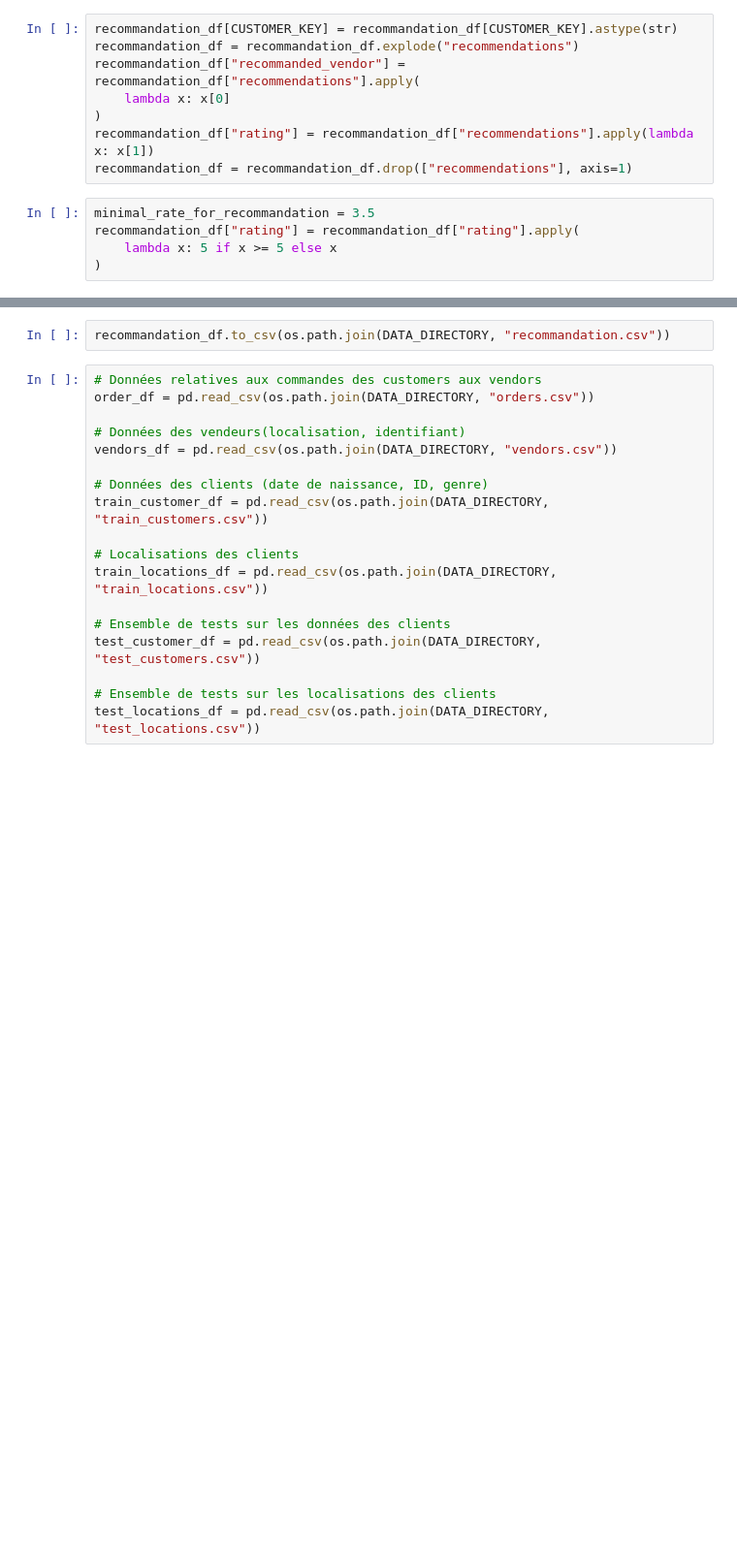
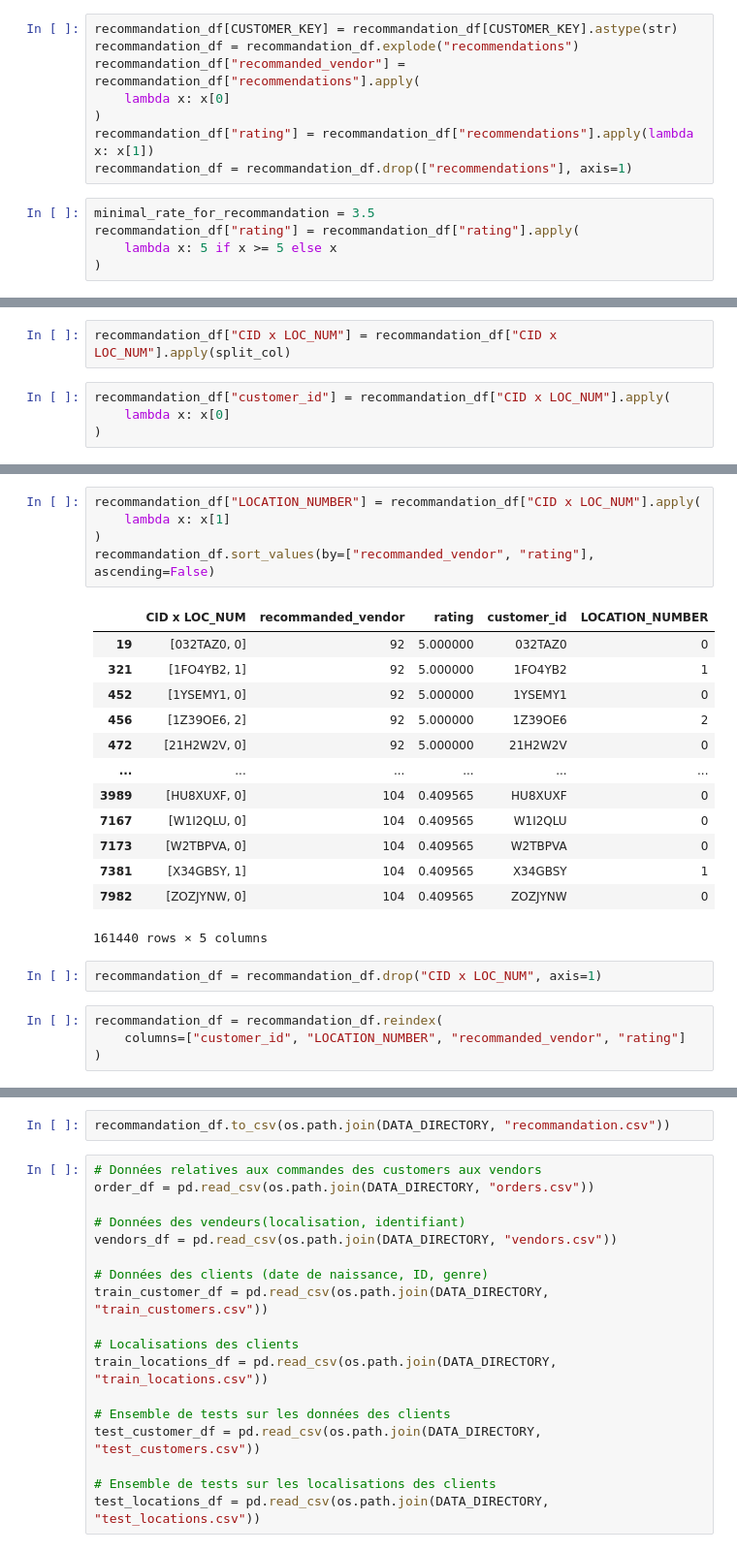
Before and after one commit to Bast-94/Restaurant-Recommander-System, a Jupyter notebook: notebook.ipynb, the cells around one changed output, grey strips where cells are left out. Shown at 97% size. Cells and saved outputs as stored; diff of their text form; blank space fills up the shorter version.

```diff
--- a/notebook.ipynb
+++ b/notebook.ipynb
@@ -297,0 +296,6 @@ recommandation_df.describe()
+# %%
+recommandation_df["CID x LOC_NUM"] = recommandation_df["CID x LOC_NUM"].apply(split_col)
+# %%
+recommandation_df["customer_id"] = recommandation_df["CID x LOC_NUM"].apply(
+    lambda x: x[0]
+)
@@ -297,0 +316,25 @@ recommandation_df.describe()
+# %%
+recommandation_df["LOCATION_NUMBER"] = recommandation_df["CID x LOC_NUM"].apply(
+    lambda x: x[1]
+)
+recommandation_df.sort_values(by=["recommanded_vendor", "rating"], ascending=False)
+# %% [output]
+|  | CID x LOC_NUM | recommanded_vendor | rating | customer_id | LOCATION_NUMBER |
+| 19 | [032TAZ0, 0] | 92 | 5.000000 | 032TAZ0 | 0 |
+| 321 | [1FO4YB2, 1] | 92 | 5.000000 | 1FO4YB2 | 1 |
+| 452 | [1YSEMY1, 0] | 92 | 5.000000 | 1YSEMY1 | 0 |
+| 456 | [1Z39OE6, 2] | 92 | 5.000000 | 1Z39OE6 | 2 |
+| 472 | [21H2W2V, 0] | 92 | 5.000000 | 21H2W2V | 0 |
+| ... | ... | ... | ... | ... | ... |
+| 3989 | [HU8XUXF, 0] | 104 | 0.409565 | HU8XUXF | 0 |
+| 7167 | [W1I2QLU, 0] | 104 | 0.409565 | W1I2QLU | 0 |
+| 7173 | [W2TBPVA, 0] | 104 | 0.409565 | W2TBPVA | 0 |
+| 7381 | [X34GBSY, 1] | 104 | 0.409565 | X34GBSY | 1 |
+| 7982 | [ZOZJYNW, 0] | 104 | 0.409565 | ZOZJYNW | 0 |
+161440 rows × 5 columns
+# %%
+recommandation_df = recommandation_df.drop("CID x LOC_NUM", axis=1)
+# %%
+recommandation_df = recommandation_df.reindex(
+    columns=["customer_id", "LOCATION_NUMBER", "recommanded_vendor", "rating"]
+)
```
Also changed, not shown: parts of 15 cells of this notebook, 2 other files.
